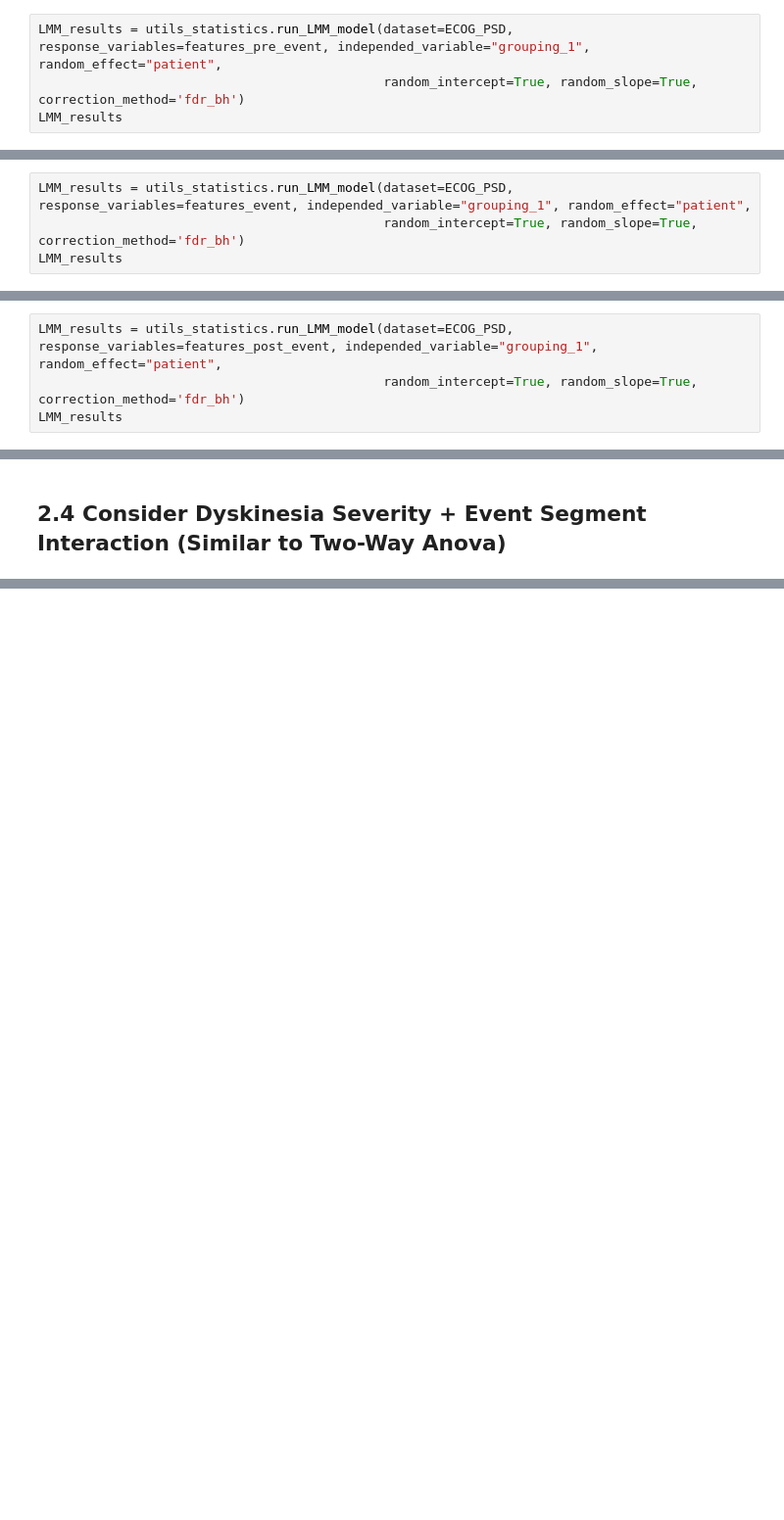
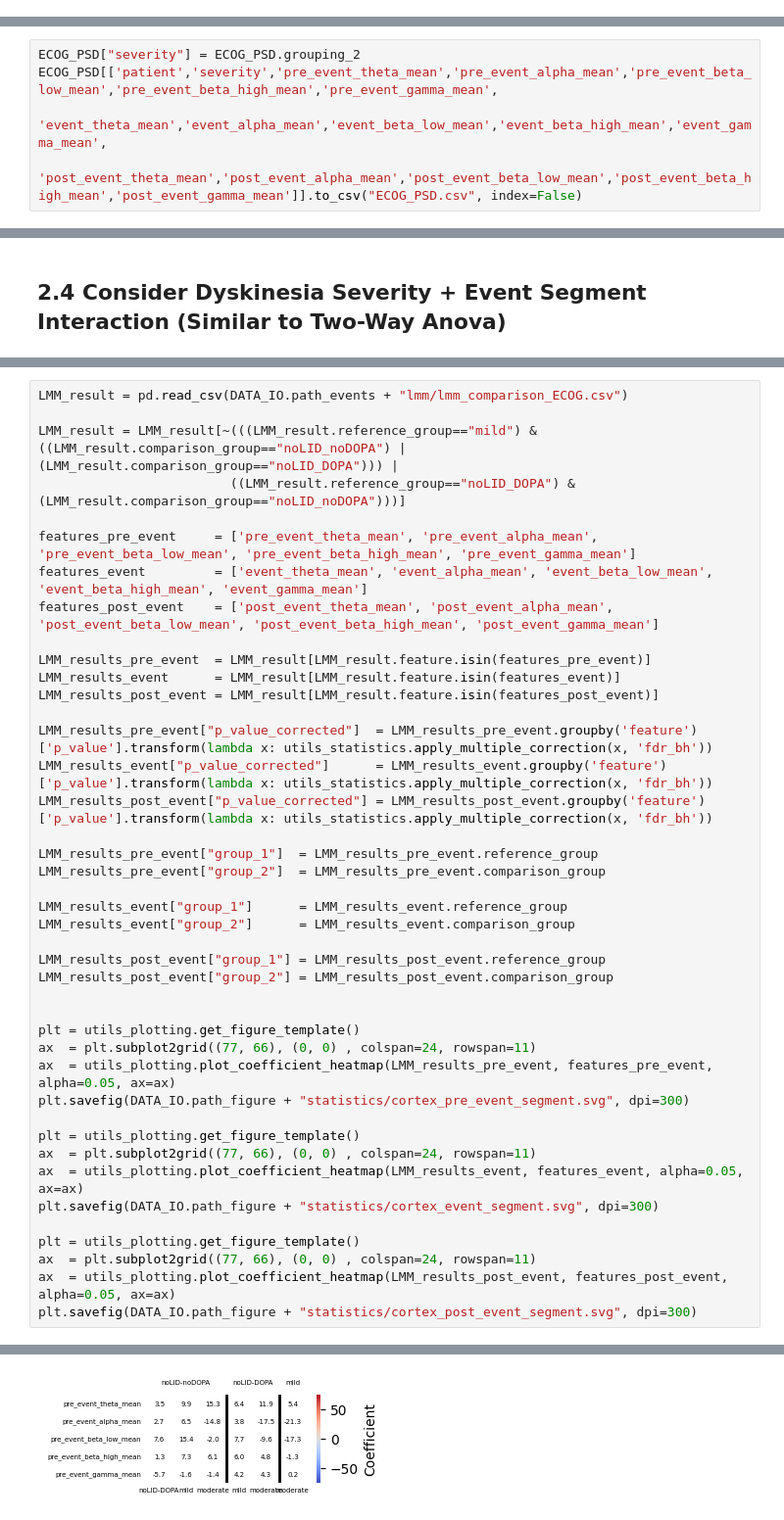
Before and after one commit to FilippoHei/PD-Dyskinesia-Electrophysiology, a Jupyter notebook: 4.3 ECoG PSD Analyses.ipynb, the cells around one changed output, grey strips where cells are left out. Shown at 98% size. Drawn from its saved outputs; the diff is of its cells as text; blank space fills up the shorter version.

```diff
--- a/4.3 ECoG PSD Analyses.ipynb
+++ b/4.3 ECoG PSD Analyses.ipynb
@@ -191,4 +130,0 @@ Linear Mixed Effect Model Started
-# %%
-LMM_results = utils_statistics.run_LMM_model(dataset=ECOG_PSD, response_variables=features_pre_event, independed_variable="grouping_1", random_effect="patient",
-                                             random_intercept=True, random_slope=True, correction_method='fdr_bh')
-LMM_results
@@ -265,4 +150,0 @@ Linear Mixed Effect Model Started
-# %%
-LMM_results = utils_statistics.run_LMM_model(dataset=ECOG_PSD, response_variables=features_event, independed_variable="grouping_1", random_effect="patient",
-                                             random_intercept=True, random_slope=True, correction_method='fdr_bh')
-LMM_results
@@ -339,4 +170,0 @@ Linear Mixed Effect Model Started
-# %%
-LMM_results = utils_statistics.run_LMM_model(dataset=ECOG_PSD, response_variables=features_post_event, independed_variable="grouping_1", random_effect="patient",
-                                             random_intercept=True, random_slope=True, correction_method='fdr_bh')
-LMM_results
@@ -366,3 +192,8 @@ Linear Mixed Effect Model Started
+# %%
+ECOG_PSD["severity"] = ECOG_PSD.grouping_2
+ECOG_PSD[['patient','severity','pre_event_theta_mean','pre_event_alpha_mean','pre_event_beta_low_mean','pre_event_beta_high_mean','pre_event_gamma_mean',
+         'event_theta_mean','event_alpha_mean','event_beta_low_mean','event_beta_high_mean','event_gamma_mean',
+         'post_event_theta_mean','post_event_alpha_mean','post_event_beta_low_mean','post_event_beta_high_mean','post_event_gamma_mean']].to_csv("ECOG_PSD.csv", index=False)
 # %% [markdown]
 ## 2.3 Within Dyskinesia Severity Groups
 # %%
@@ -676,0 +338,43 @@ LMM_results[['feature', 'reference_severity', 'reference_segment',
+# %%
+LMM_result = pd.read_csv(DATA_IO.path_events + "lmm/lmm_comparison_ECOG.csv")
+
+LMM_result = LMM_result[~(((LMM_result.reference_group=="mild") & ((LMM_result.comparison_group=="noLID_noDOPA") | (LMM_result.comparison_group=="noLID_DOPA"))) |
+                         ((LMM_result.reference_group=="noLID_DOPA") & (LMM_result.comparison_group=="noLID_noDOPA")))]
+
+features_pre_event     = ['pre_event_theta_mean', 'pre_event_alpha_mean', 'pre_event_beta_low_mean', 'pre_event_beta_high_mean', 'pre_event_gamma_mean']
+features_event         = ['event_theta_mean', 'event_alpha_mean', 'event_beta_low_mean', 'event_beta_high_mean', 'event_gamma_mean']
+features_post_event    = ['post_event_theta_mean', 'post_event_alpha_mean', 'post_event_beta_low_mean', 'post_event_beta_high_mean', 'post_event_gamma_mean']
+
+LMM_results_pre_event  = LMM_result[LMM_result.feature.isin(features_pre_event)]
+LMM_results_event      = LMM_result[LMM_result.feature.isin(features_event)]
+LMM_results_post_event = LMM_result[LMM_result.feature.isin(features_post_event)]
+
+LMM_results_pre_event["p_value_corrected"]  = LMM_results_pre_event.groupby('feature')['p_value'].transform(lambda x: utils_statistics.apply_multiple_correction(x, 'fdr_bh'))
+LMM_results_event["p_value_corrected"]      = LMM_results_event.groupby('feature')['p_value'].transform(lambda x: utils_statistics.apply_multiple_correction(x, 'fdr_bh'))
+LMM_results_post_event["p_value_corrected"] = LMM_results_post_event.groupby('feature')['p_value'].transform(lambda x: utils_statistics.apply_multiple_correction(x, 'fdr_bh'))
+
+LMM_results_pre_event["group_1"]  = LMM_results_pre_event.reference_group
+LMM_results_pre_event["group_2"]  = LMM_results_pre_event.comparison_group
+
+LMM_results_event["group_1"]      = LMM_results_event.reference_group
+LMM_results_event["group_2"]      = LMM_results_event.comparison_group
+
+LMM_results_post_event["group_1"] = LMM_results_post_event.reference_group
+LMM_results_post_event["group_2"] = LMM_results_post_event.comparison_group
+
+
+plt = utils_plotting.get_figure_template()
+ax  = plt.subplot2grid((77, 66), (0, 0) , colspan=24, rowspan=11)
+ax  = utils_plotting.plot_coefficient_heatmap(LMM_results_pre_event, features_pre_event, alpha=0.05, ax=ax)
+plt.savefig(DATA_IO.path_figure + "statistics/cortex_pre_event_segment.svg", dpi=300)
+
+plt = utils_plotting.get_figure_template()
+ax  = plt.subplot2grid((77, 66), (0, 0) , colspan=24, rowspan=11)
+ax  = utils_plotting.plot_coefficient_heatmap(LMM_results_event, features_event, alpha=0.05, ax=ax)
+plt.savefig(DATA_IO.path_figure + "statistics/cortex_event_segment.svg", dpi=300)
+
+plt = utils_plotting.get_figure_template()
+ax  = plt.subplot2grid((77, 66), (0, 0) , colspan=24, rowspan=11)
+ax  = utils_plotting.plot_coefficient_heatmap(LMM_results_post_event, features_post_event, alpha=0.05, ax=ax)
+plt.savefig(DATA_IO.path_figure + "statistics/cortex_post_event_segment.svg", dpi=300)
+# %% [output]
@@ -676,0 +382 @@ LMM_results[['feature', 'reference_severity', 'reference_segment',
+[figure, added]
```
Also changed, not shown: parts of 25 cells of this notebook, 41 other files.
